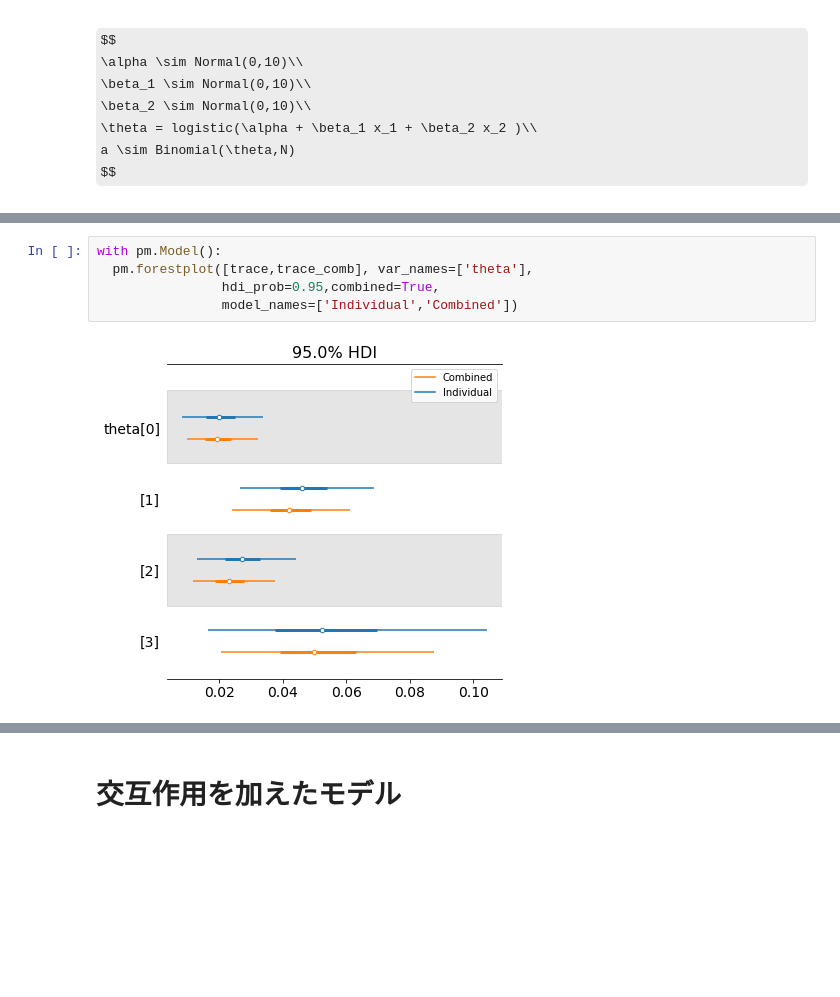
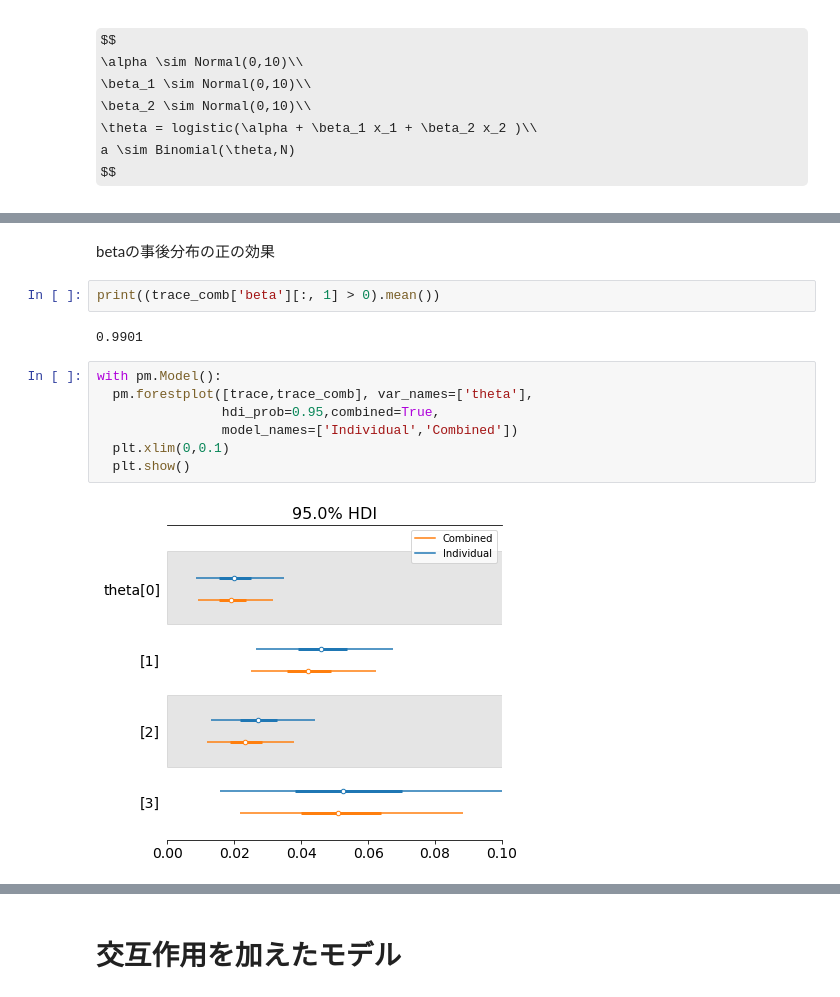
Before and after one commit to taikicoco/machine_learning, a Jupyter notebook: Bayes/組み合わせを考慮した統計モデル.ipynb, the cells around one changed output, grey strips where cells are left out. Drawn from its saved outputs; the diff is of its cells as text; some formulas as TeX source; blank space fills up the shorter version.

```diff
--- a/Bayes/組み合わせを考慮した統計モデル.ipynb
+++ b/Bayes/組み合わせを考慮した統計モデル.ipynb
@@ -77,7 +101,15 @@ pm.model_to_graphviz(model_comb)
+# %% [markdown]
+betaの事後分布の正の効果
+# %%
+print((trace_comb['beta'][:, 1] > 0).mean())
+# %% [output]
+0.9901
 # %%
 with pm.Model():
   pm.forestplot([trace,trace_comb], var_names=['theta'],
                 hdi_prob=0.95,combined=True,
                 model_names=['Individual','Combined'])
+  plt.xlim(0,0.1)
+  plt.show()
 # %% [output]
-[figure, old version]
+[figure, new version]
```
Also changed, not shown: parts of 30 cells of this notebook.
